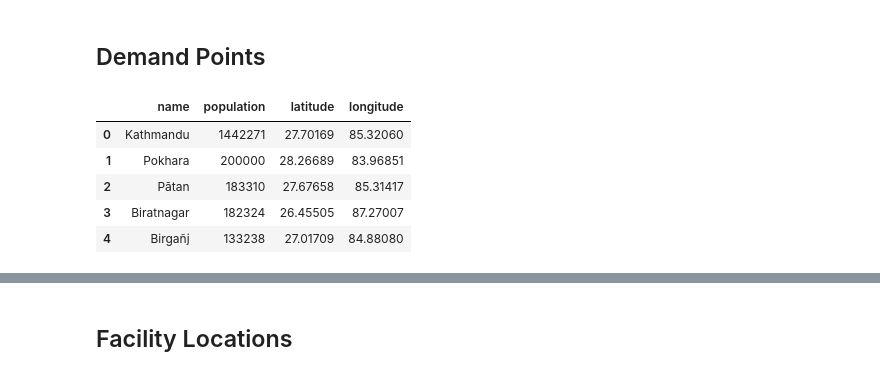
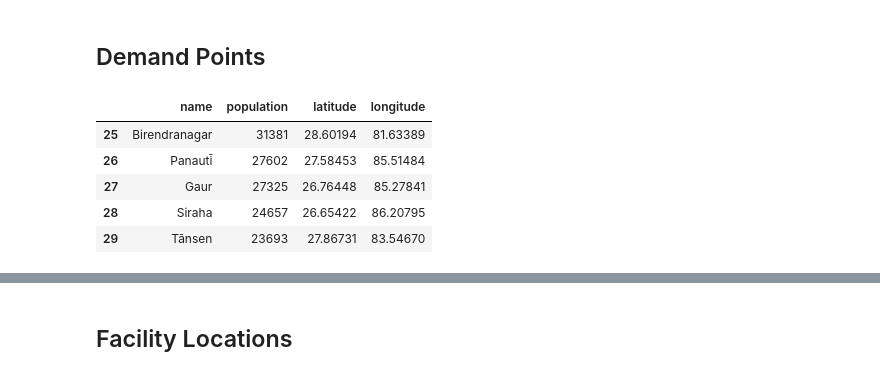
Before and after one commit to TRomijn/Thesis, a Jupyter notebook: Facility Location Model/1. Data Preparation Notebook.ipynb, the cells around one changed output, grey strips where cells are left out. Saved outputs shown, nothing was run; the diff lists cells and outputs as text; code cells hidden in the pictures.

```diff
--- a/Facility Location Model/1. Data Preparation Notebook.ipynb
+++ b/Facility Location Model/1. Data Preparation Notebook.ipynb
@@ -237,11 +208,11 @@ cities = get_cities("NP", 30)
 # %%
 DPs = cities[['name','population','latitude','longitude']]
 # %%
-DPs.head()
+DPs.tail()
 # %% [output]
 |  | name | population | latitude | longitude |
-| 0 | Kathmandu | 1442271 | 27.70169 | 85.32060 |
-| 1 | Pokhara | 200000 | 28.26689 | 83.96851 |
-| 2 | Pātan | 183310 | 27.67658 | 85.31417 |
-| 3 | Biratnagar | 182324 | 26.45505 | 87.27007 |
-| 4 | Birgañj | 133238 | 27.01709 | 84.88080 |
+| 25 | Birendranagar | 31381 | 28.60194 | 81.63389 |
+| 26 | Panauti̇̄ | 27602 | 27.58453 | 85.51484 |
+| 27 | Gaur | 27325 | 26.76448 | 85.27841 |
+| 28 | Siraha | 24657 | 26.65422 | 86.20795 |
+| 29 | Tānsen | 23693 | 27.86731 | 83.54670 |
```
Also changed, not shown: parts of 23 cells of this notebook, 14 other files.
